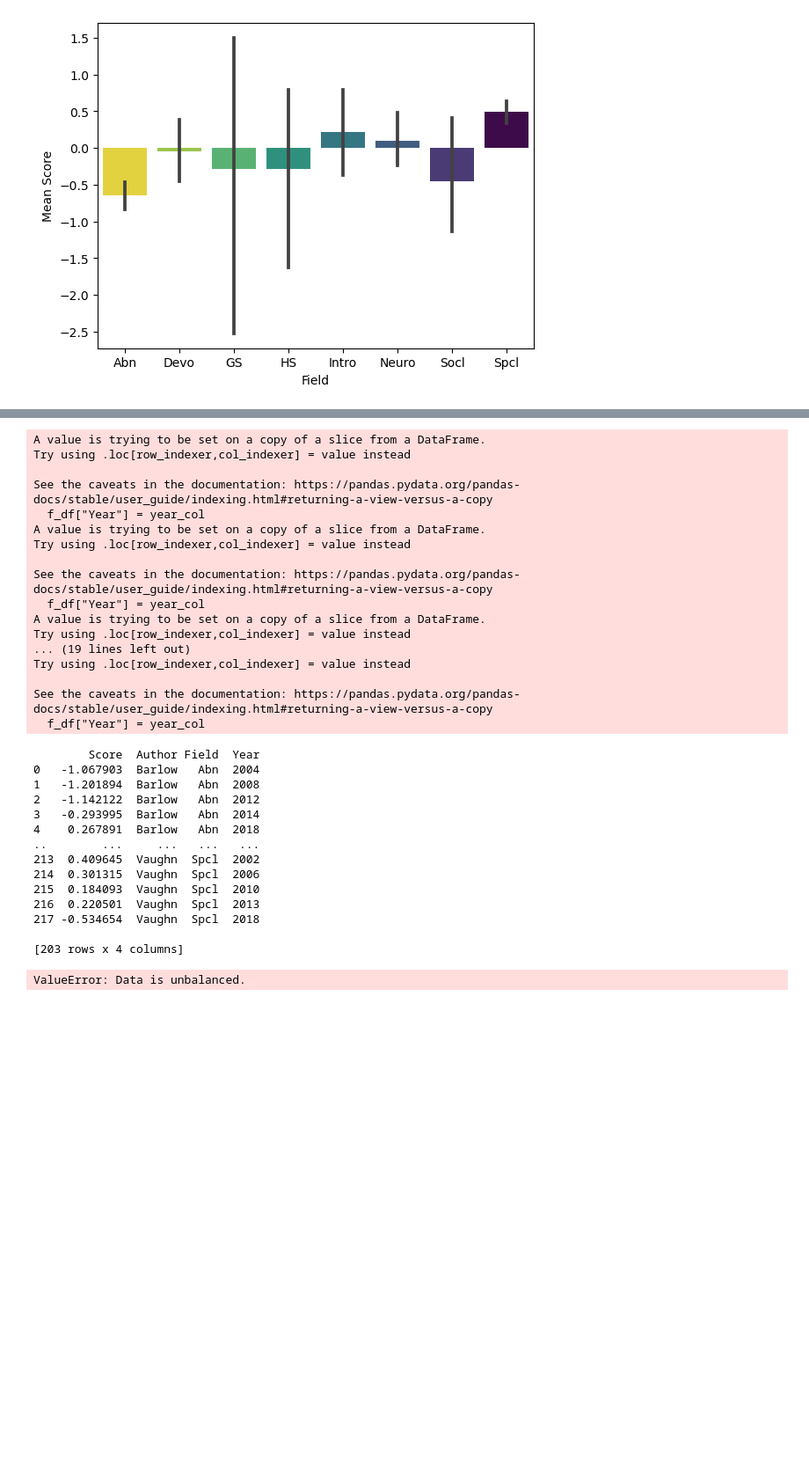
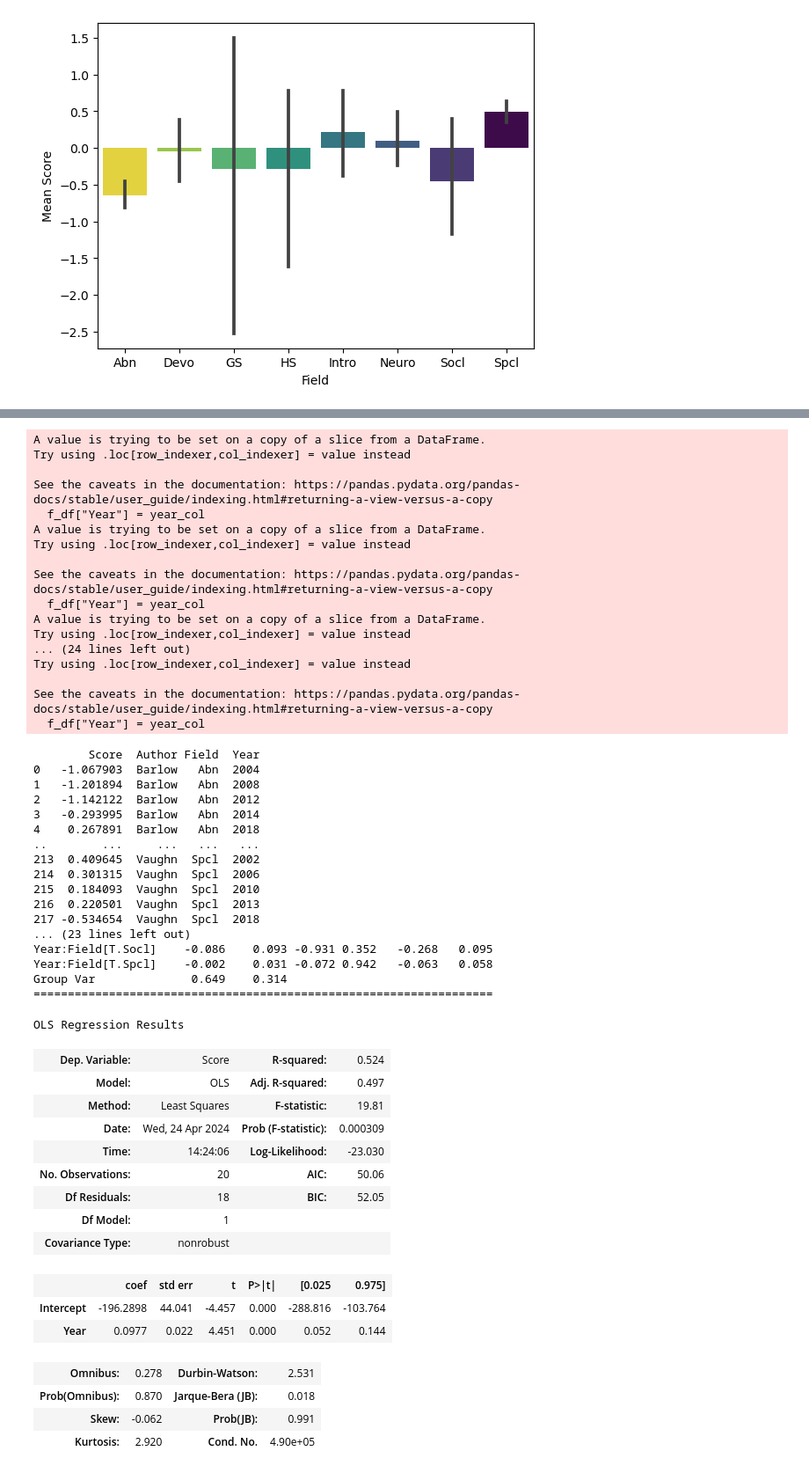
Before and after one commit to maksiaev/GitHub_DMP, a Jupyter notebook: Results/Results_Analysis_Autism_ChatGPT.ipynb, the cells around one changed output, grey strips where cells are left out. Shown at 88% size. Saved outputs shown, nothing was run; the diff lists cells and outputs as text; code cells hidden in the pictures; blank space fills up the shorter version.

Commit message:
Results, including R

```diff
--- a/Results/Results_Analysis_Autism_ChatGPT.ipynb
+++ b/Results/Results_Analysis_Autism_ChatGPT.ipynb
@@ -563,6 +563,8 @@ for book in textbooks:
         year = no_parentheses.split(",")[1]
         year = int(year)
         book_years[book] = year
+    else:
+        book_years[book] = 0
 
 # Make new dictionary where year corresponds to a list of textbooks
 year_textbooks = {}
@@ -574,6 +576,8 @@ for book in book_years:
     if year not in years:
         years.append(year)
 years.sort()
+
+# print(years)
 
 # Now, add each year as a key and a list of books as the value
 for year in years:
@@ -663,9 +667,16 @@ year_scores_all_fields = pd.concat(years_individual)
 
 # year_scores_all_fields = year_scores_all_fields.sort_values(by="Field", ascending=False)
 # year_scores_all_fields2 = year_scores_all_fields[year_scores_all_fields["Field"] != "HS"]
-year_scores_all_fields2 = year_scores_all_fields[["Score", "Author", "Field", "Year"]]
+year_scores_all_fields1_1 = year_scores_all_fields[["Score", "Author", "Field", "Year"]]
+
+year_scores_all_fields1_2 = year_scores_all_fields1_1[year_scores_all_fields1_1["Year"] != 0]
+
+year_scores_all_fields1_3 = year_scores_all_fields1_2[year_scores_all_fields1_2["Field"] != "HS"]
+
+year_scores_all_fields2 = year_scores_all_fields1_3[year_scores_all_fields1_3["Field"] != "GS"]
 
 print(year_scores_all_fields2)
+
 
 # res = smf.ols(formula = "Score ~ Year * Field", data=year_scores_all_fields2).fit()
 
@@ -683,21 +694,20 @@ model = mixedlm("Score ~ Year * Field", year_scores_all_fields2, groups=year_sco
 
 result = model.fit()
 
+print(result.summary())
 
 
 # Perform ANOVA
 
-anova_table = AnovaRM(year_scores_all_fields2, "Score", "Author", within=["Year", "Field"]).fit()
+# anova_table = AnovaRM(year_scores_all_fields2, "Score", "Author", within=["Year", "Field"]).fit()
 
-
-
-print(result.summary())
-
-print(anova_table)
+# print(anova_table)
 
 # print(year_scores)
 
 os.chdir(results_dir)
+
+year_scores_all_fields2.to_csv("years_by_field_chatgpt_autism.csv", encoding="utf-8")
 
 fig, ax = plt.subplots(figsize=(20, 10))
 
@@ -842,34 +852,53 @@ for counter in range(4):
     counter += 1
 # %% [output]
 A value is trying to be set on a copy of a slice from a DataFrame.
 Try using .loc[row_indexer,col_indexer] = value instead
 
 See the caveats in the documentation: https://pandas.pydata.org/pandas-docs/stable/user_guide/indexing.html#returning-a-view-versus-a-copy
   f_df["Year"] = year_col
 A value is trying to be set on a copy of a slice from a DataFrame.
 Try using .loc[row_indexer,col_indexer] = value instead
 
 See the caveats in the documentation: https://pandas.pydata.org/pandas-docs/stable/user_guide/indexing.html#returning-a-view-versus-a-copy
   f_df["Year"] = year_col
 A value is trying to be set on a copy of a slice from a DataFrame.
 Try using .loc[row_indexer,col_indexer] = value instead
-... (19 lines left out)
+... (24 lines left out)
 Try using .loc[row_indexer,col_indexer] = value instead
 
 See the caveats in the documentation: https://pandas.pydata.org/pandas-docs/stable/user_guide/indexing.html#returning-a-view-versus-a-copy
   f_df["Year"] = year_col
         Score  Author Field  Year
 0   -1.067903  Barlow   Abn  2004
 1   -1.201894  Barlow   Abn  2008
 2   -1.142122  Barlow   Abn  2012
 3   -0.293995  Barlow   Abn  2014
 4    0.267891  Barlow   Abn  2018
 ..        ...     ...   ...   ...
 213  0.409645  Vaughn  Spcl  2002
 214  0.301315  Vaughn  Spcl  2006
 215  0.184093  Vaughn  Spcl  2010
 216  0.220501  Vaughn  Spcl  2013
 217 -0.534654  Vaughn  Spcl  2018
-
-[203 rows x 4 columns]
+... (23 lines left out)
+Year:Field[T.Socl]    -0.086    0.093 -0.931 0.352   -0.268   0.095
+Year:Field[T.Spcl]    -0.002    0.031 -0.072 0.942   -0.063   0.058
+Group Var              0.649    0.314
+===================================================================
-ValueError: Data is unbalanced.
+OLS Regression Results
+| Dep. Variable: | Score | R-squared: | 0.524 |
+| Model: | OLS | Adj. R-squared: | 0.497 |
+| Method: | Least Squares | F-statistic: | 19.81 |
+| Date: | Wed, 24 Apr 2024 | Prob (F-statistic): | 0.000309 |
+| Time: | 14:24:06 | Log-Likelihood: | -23.030 |
+| No. Observations: | 20 | AIC: | 50.06 |
+| Df Residuals: | 18 | BIC: | 52.05 |
+| Df Model: | 1 |  |  |
+| Covariance Type: | nonrobust |  |  |
+|  | coef | std err | t | P>|t| | [0.025 | 0.975] |
+| Intercept | -196.2898 | 44.041 | -4.457 | 0.000 | -288.816 | -103.764 |
+| Year | 0.0977 | 0.022 | 4.451 | 0.000 | 0.052 | 0.144 |
+| Omnibus: | 0.278 | Durbin-Watson: | 2.531 |
+| Prob(Omnibus): | 0.870 | Jarque-Bera (JB): | 0.018 |
+| Skew: | -0.062 | Prob(JB): | 0.991 |
+| Kurtosis: | 2.920 | Cond. No. | 4.90e+05 |
```
Also changed, not shown: parts of 4 cells of this notebook, 26 other files.
